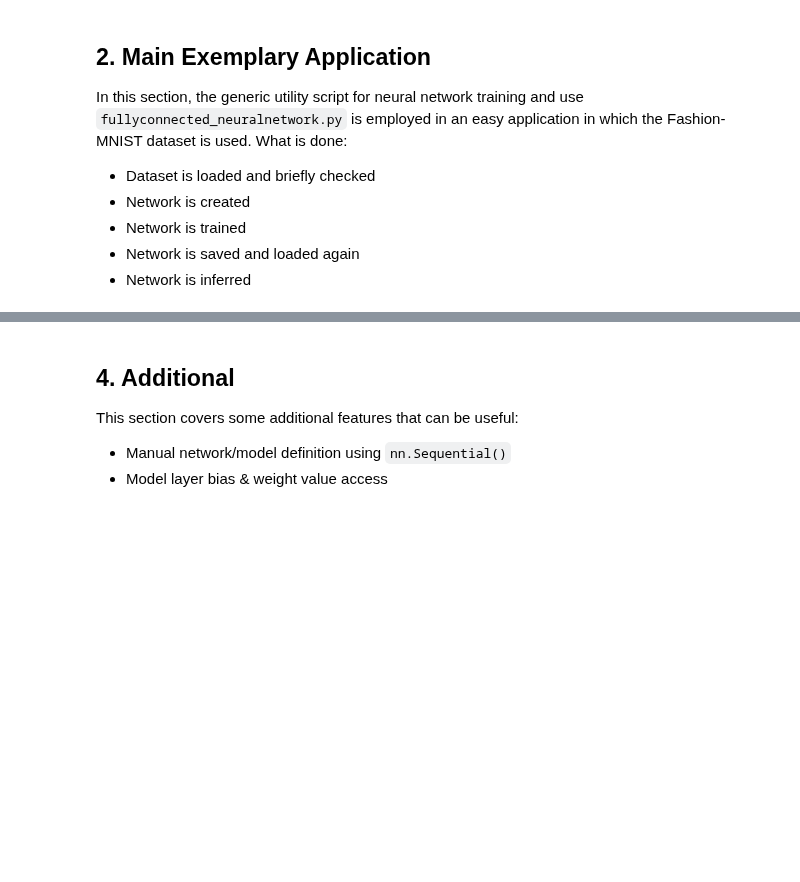
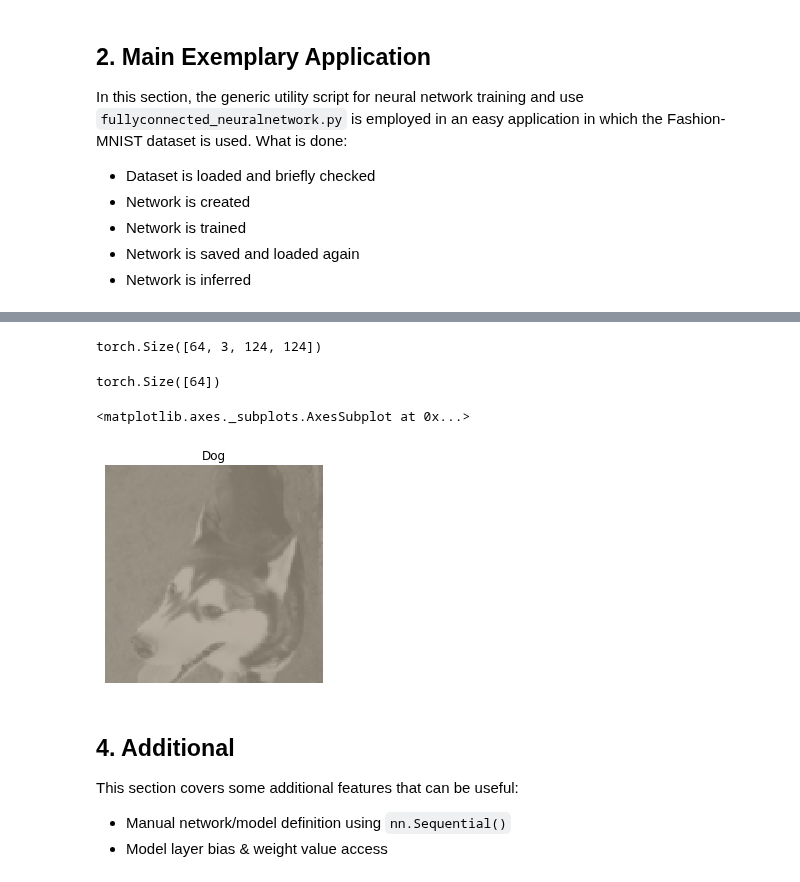
Before and after one commit to mxagar/tool_guides, a Jupyter notebook: pytorch/pytorch_example_00/application_notebook.ipynb, the cells around one changed output, grey strips where cells are left out. Cells and saved outputs as stored; diff of their text form; code cells hidden in the pictures; blank space fills up the shorter version.

Commit message:
further minor changes after going through the course notebooks

```diff
--- a/pytorch/pytorch_example_00/application_notebook.ipynb
+++ b/pytorch/pytorch_example_00/application_notebook.ipynb
@@ -104,3 +115,52 @@ We might want to create our own dataset from images. This section shows how this
+# %%
+# Define image folder: inside data_dir, each class should have a subfolder, eg
+# path/train/dog, path/train/cat...
+data_dir = '../../../DL_PyTorch/Cat_Dog_data/train'
+# Compose transforms: Select transformations to squentially apply to dataset
+# Resize: w (x h)
+# CenterCrop: center crop with w (x h) - many pre-trained models accept 224x224 inputs
+# Grayscale: convert to one channel
+# We can also apply transformations for data augmentation: RandomRotation, RandomResizedCrop, RandomHorizontalFlip
+# ToTensor: convert into a pytorch tensor
+# Normalize: list of means & list of stds passed, so that
+#   input[channel] = (input[channel] - mean[channel]) / std[channel]
+#   a very typical normalization is:
+#   transforms.Normalize([0.485, 0.456, 0.406], [0.229, 0.224, 0.225])
+transform = transforms.Compose([transforms.Resize(125),
+                                 transforms.CenterCrop(124),
+                                 transforms.Grayscale(num_output_channels=3),
+                                 transforms.ToTensor()
+                               ])
+# Specify the ImageFolder object
+dataset = datasets.ImageFolder(data_dir, transform=transform)
+# Create the DataLoader from ImageFolder: DataLoader is an iterator of the dataset
+dataloader = torch.utils.data.DataLoader(dataset, batch_size=64, shuffle=True)
+# %%
+# Images from dataset can be extracted in two main ways:
+# 1) Looping through it, get a batch on each loop
+for images, labels in dataloader:
+    break
+# 2) # Get one batch
+images, labels = next(iter(dataloader))
+# %%
+# Have clear size of images
+images.size()
+# %% [output]
+torch.Size([64, 3, 124, 124])
+# %%
+labels.size()
+# %% [output]
+torch.Size([64])
+# %%
+# Visualize first image of batch
+title = 'Dog'
+id = 4
+if labels[id].item() == 0:
+    title = 'Cat'
+hnn.imshow(images[id,:], title=title)
+# %% [output]
+<matplotlib.axes._subplots.AxesSubplot at 0x...>
+[figure, added]
 # %% [markdown]
 ## 4. Additional
 
```
Also changed, not shown: parts of 10 cells of this notebook, 3 other files.
